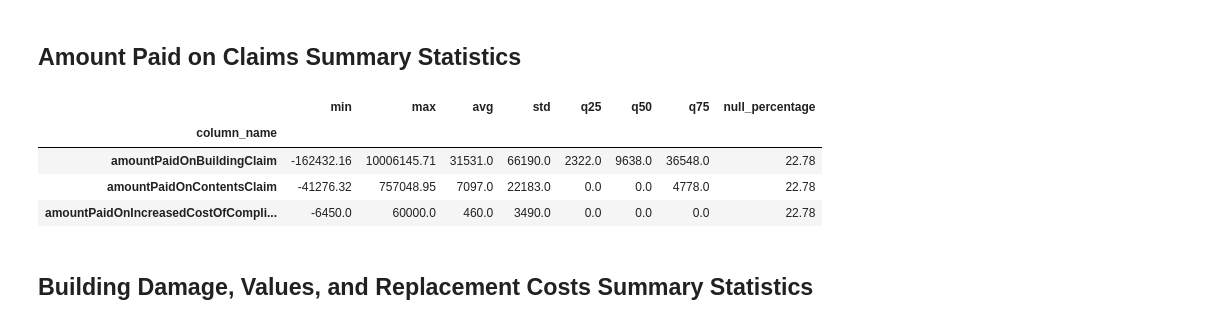
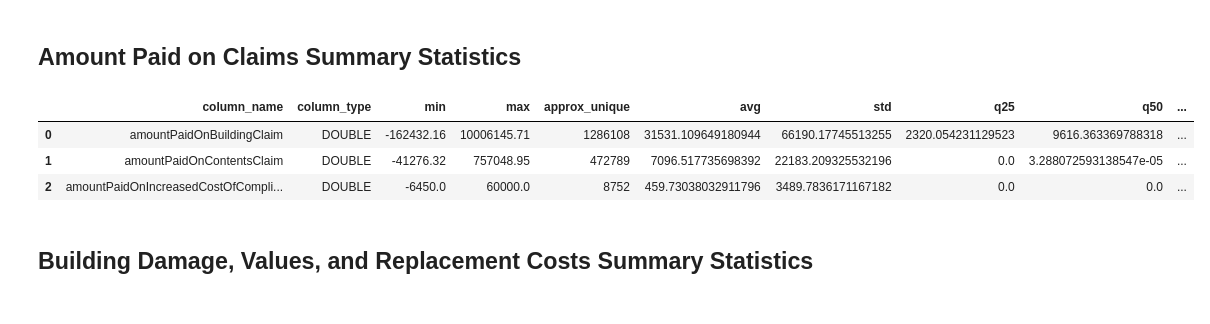
Before and after one commit to mebauer/duckdb-fema-nfip, a Jupyter notebook: analysis.ipynb, the cells around one changed output. Saved outputs shown, nothing was run; the diff lists cells and outputs as text; code cells hidden in the pictures.

```diff
--- a/analysis.ipynb
+++ b/analysis.ipynb
@@ -227,9 +257,11 @@ describe_df.iloc[50:, :2]
 # Summary Statistics
 # %%
 # calculate summary statistics of each column
-summarize_df = con.sql("SUMMARIZE claims").df()
+summarize_relation = con.sql("SUMMARIZE claims")
 
-summarize_df
+con.sql("""
+    SELECT * FROM summarize_relation
+""").df()
 # %% [output]
 |  | column_name | column_type | min | max | approx_unique | avg | std | q25 | q50 | ... |
 | 0 | id | VARCHAR | 0000094b-1d1a-4dbe-a944-97c62b225b9c | fffffe7c-7ca2-4431-b88b-8a8216ffc934 | 2623176 | None | None | None | None | ... |
@@ -334,39 +373,20 @@ summarize_df.iloc[50:, :]
 ## Amount Paid on Claims Summary Statistics
 # %%
 # examine summary statisitics on amount claims paid columns
-col_names = [
-    'amountPaidOnBuildingClaim',
-    'amountPaidOnContentsClaim',
-    'amountPaidOnIncreasedCostOfComplianceClaim'
-]
-
-cols = [
-    'column_name', 'min', 'max', 'avg', 'std',
-    'q25', 'q50', 'q75', 'null_percentage'
-]
-
-astype = {
-    'avg':'float',
-    'std':'float',
-    'q25':'float',
-    'q50':'float',
-    'q75':'float'
-}
-
-cols_round = {'avg':0, 'std':0, 'q25':0, 'q50':0, 'q75':0}
-
-(summarize_df
- .loc[summarize_df['column_name'].isin(col_names), cols]
- .astype(astype)
- .round(cols_round)
- .set_index('column_name')
-)
+con.sql("""
+    SELECT *
+    FROM summarize_relation
+    WHERE column_name IN (
+        'amountPaidOnBuildingClaim',
+        'amountPaidOnContentsClaim',
+        'amountPaidOnIncreasedCostOfComplianceClaim'
+    )
+""").df()
 # %% [output]
-|  | min | max | avg | std | q25 | q50 | q75 | null_percentage |
-| column_name |  |  |  |  |  |  |  |  |
-| amountPaidOnBuildingClaim | -162432.16 | 10006145.71 | 31531.0 | 66190.0 | 2322.0 | 9638.0 | 36548.0 | 22.78 |
-| amountPaidOnContentsClaim | -41276.32 | 757048.95 | 7097.0 | 22183.0 | 0.0 | 0.0 | 4778.0 | 22.78 |
-| amountPaidOnIncreasedCostOfCompli... | -6450.0 | 60000.0 | 460.0 | 3490.0 | 0.0 | 0.0 | 0.0 | 22.78 |
+|  | column_name | column_type | min | max | approx_unique | avg | std | q25 | q50 | ... |
+| 0 | amountPaidOnBuildingClaim | DOUBLE | -162432.16 | 10006145.71 | 1286108 | 31531.109649180944 | 66190.17745513255 | 2320.054231129523 | 9616.363369788318 | ... |
+| 1 | amountPaidOnContentsClaim | DOUBLE | -41276.32 | 757048.95 | 472789 | 7096.517735698392 | 22183.209325532196 | 0.0 | 3.288072593138547e-05 | ... |
+| 2 | amountPaidOnIncreasedCostOfCompli... | DOUBLE | -6450.0 | 60000.0 | 8752 | 459.73038032911796 | 3489.7836171167182 | 0.0 | 0.0 | ... |
 # %% [markdown]
 ## Building Damage, Values, and Replacement Costs Summary Statistics
 # %%
```
Also changed, not shown: parts of 31 cells of this notebook.
